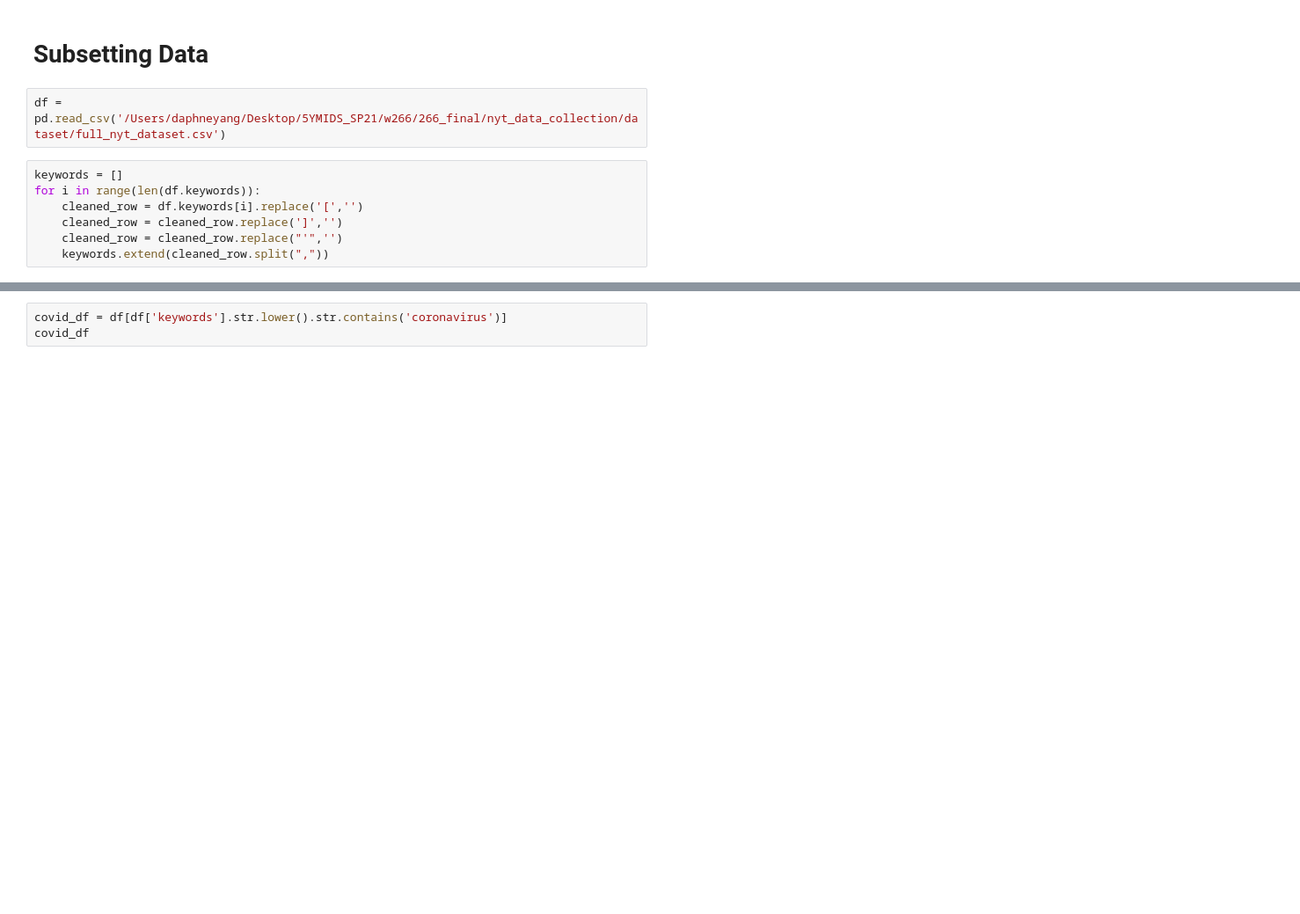
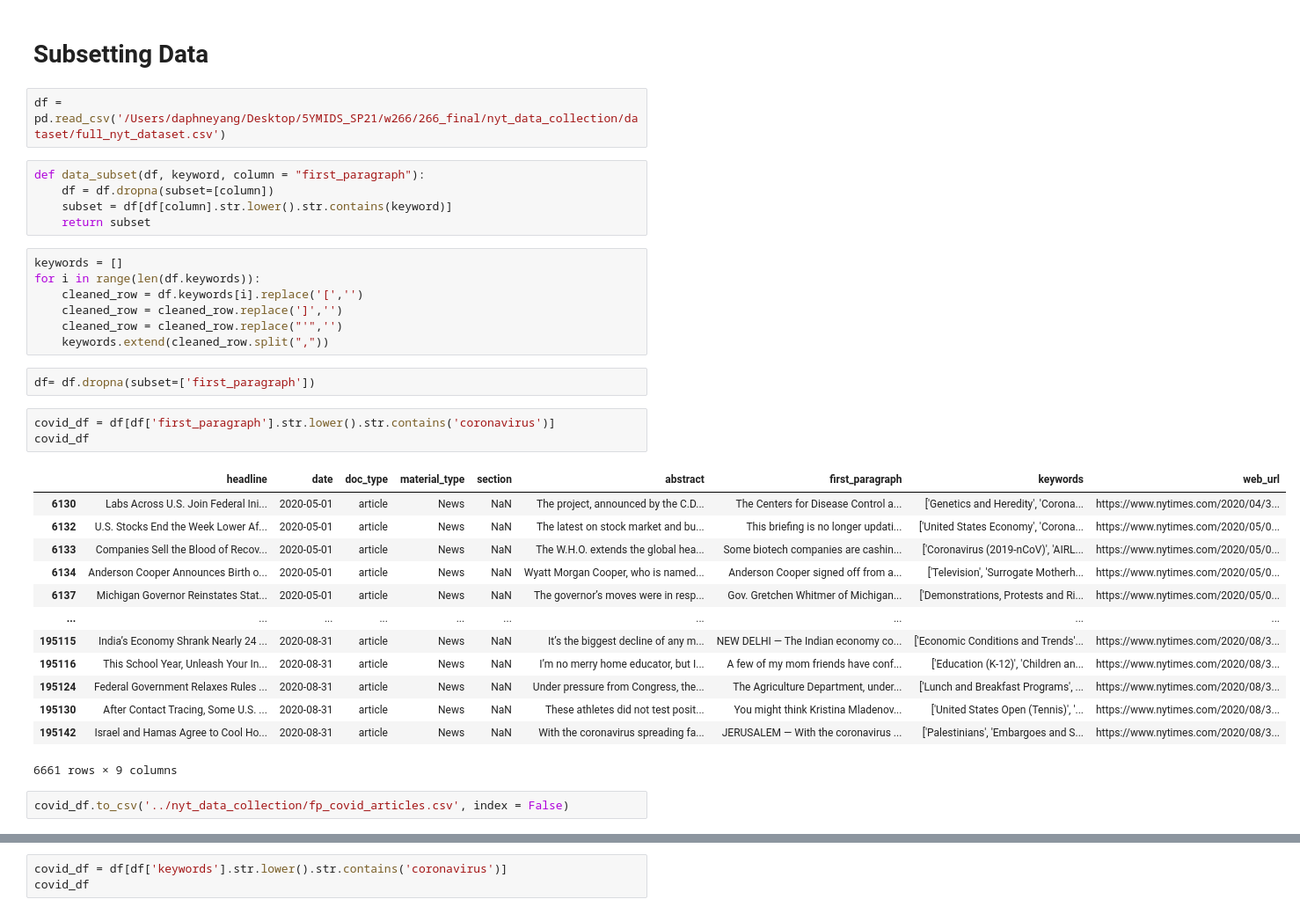
Before and after one commit to brandonscolieri/Inverse-Hierarchical-Multi-Document-Summarization, a Jupyter notebook: initial_models/dy_text_clustering.ipynb, the cells around one changed output, grey strips where cells are left out. Shown at 88% size. Drawn from its saved outputs; the diff is of its cells as text; blank space fills up the shorter version.

Commit message:
functionized data subsetting

```diff
--- a/initial_models/dy_text_clustering.ipynb
+++ b/initial_models/dy_text_clustering.ipynb
@@ -173,6 +173,11 @@ Text(0.5, 1.0, 'Elbow Method For Optimal Clusters')
 # Subsetting Data
 # %%
 df = pd.read_csv('/Users/daphneyang/Desktop/5YMIDS_SP21/w266/266_final/nyt_data_collection/dataset/full_nyt_dataset.csv')
+# %%
+def data_subset(df, keyword, column = "first_paragraph"):
+    df = df.dropna(subset=[column])
+    subset = df[df[column].str.lower().str.contains(keyword)]
+    return subset
 # %%
 keywords = []
 for i in range(len(df.keywords)):
@@ -180,3 +185,24 @@ for i in range(len(df.keywords)):
     cleaned_row = cleaned_row.replace(']','')
     cleaned_row = cleaned_row.replace("'",'')
     keywords.extend(cleaned_row.split(","))
+# %%
+df= df.dropna(subset=['first_paragraph'])
+# %%
+covid_df = df[df['first_paragraph'].str.lower().str.contains('coronavirus')]
+covid_df
+# %% [output]
+|  | headline | date | doc_type | material_type | section | abstract | first_paragraph | keywords | web_url |
+| 6130 | Labs Across U.S. Join Federal Ini... | 2020-05-01 | article | News | NaN | The project, announced by the C.D... | The Centers for Disease Control a... | ['Genetics and Heredity', 'Corona... | https://www.nytimes.com/2020/04/3... |
+| 6132 | U.S. Stocks End the Week Lower Af... | 2020-05-01 | article | News | NaN | The latest on stock market and bu... | This briefing is no longer updati... | ['United States Economy', 'Corona... | https://www.nytimes.com/2020/05/0... |
+| 6133 | Companies Sell the Blood of Recov... | 2020-05-01 | article | News | NaN | The W.H.O. extends the global hea... | Some biotech companies are cashin... | ['Coronavirus (2019-nCoV)', 'AIRL... | https://www.nytimes.com/2020/05/0... |
+| 6134 | Anderson Cooper Announces Birth o... | 2020-05-01 | article | News | NaN | Wyatt Morgan Cooper, who is named... | Anderson Cooper signed off from a... | ['Television', 'Surrogate Motherh... | https://www.nytimes.com/2020/05/0... |
+| 6137 | Michigan Governor Reinstates Stat... | 2020-05-01 | article | News | NaN | The governor’s moves were in resp... | Gov. Gretchen Whitmer of Michigan... | ['Demonstrations, Protests and Ri... | https://www.nytimes.com/2020/05/0... |
+| ... | ... | ... | ... | ... | ... | ... | ... | ... | ... |
+| 195115 | India’s Economy Shrank Nearly 24 ... | 2020-08-31 | article | News | NaN | It’s the biggest decline of any m... | NEW DELHI — The Indian economy co... | ['Economic Conditions and Trends'... | https://www.nytimes.com/2020/08/3... |
+| 195116 | This School Year, Unleash Your In... | 2020-08-31 | article | News | NaN | I’m no merry home educator, but I... | A few of my mom friends have conf... | ['Education (K-12)', 'Children an... | https://www.nytimes.com/2020/08/3... |
+| 195124 | Federal Government Relaxes Rules ... | 2020-08-31 | article | News | NaN | Under pressure from Congress, the... | The Agriculture Department, under... | ['Lunch and Breakfast Programs', ... | https://www.nytimes.com/2020/08/3... |
+| 195130 | After Contact Tracing, Some U.S. ... | 2020-08-31 | article | News | NaN | These athletes did not test posit... | You might think Kristina Mladenov... | ['United States Open (Tennis)', '... | https://www.nytimes.com/2020/08/3... |
+| 195142 | Israel and Hamas Agree to Cool Ho... | 2020-08-31 | article | News | NaN | With the coronavirus spreading fa... | JERUSALEM — With the coronavirus ... | ['Palestinians', 'Embargoes and S... | https://www.nytimes.com/2020/08/3... |
+6661 rows × 9 columns
+# %%
+covid_df.to_csv('../nyt_data_collection/fp_covid_articles.csv', index = False)
```
Also changed, not shown: parts of 2 cells of this notebook.
